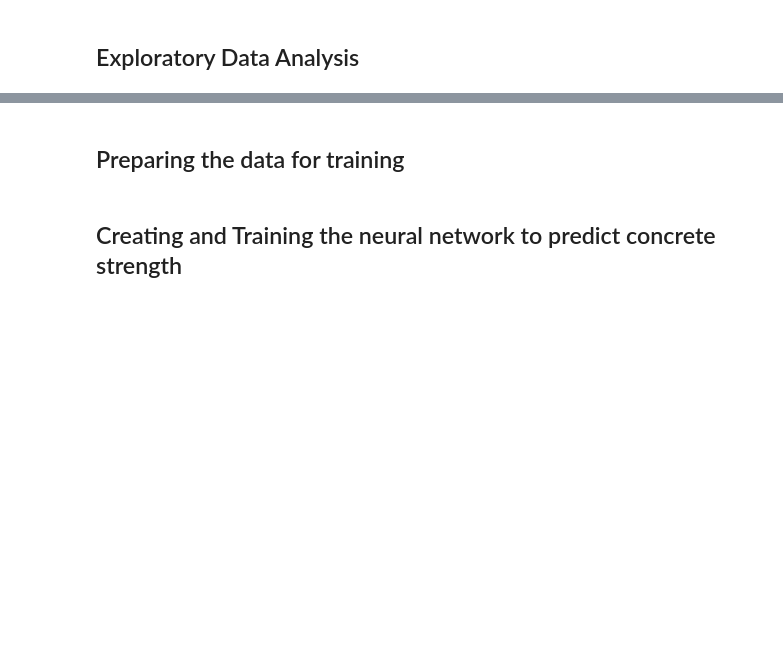
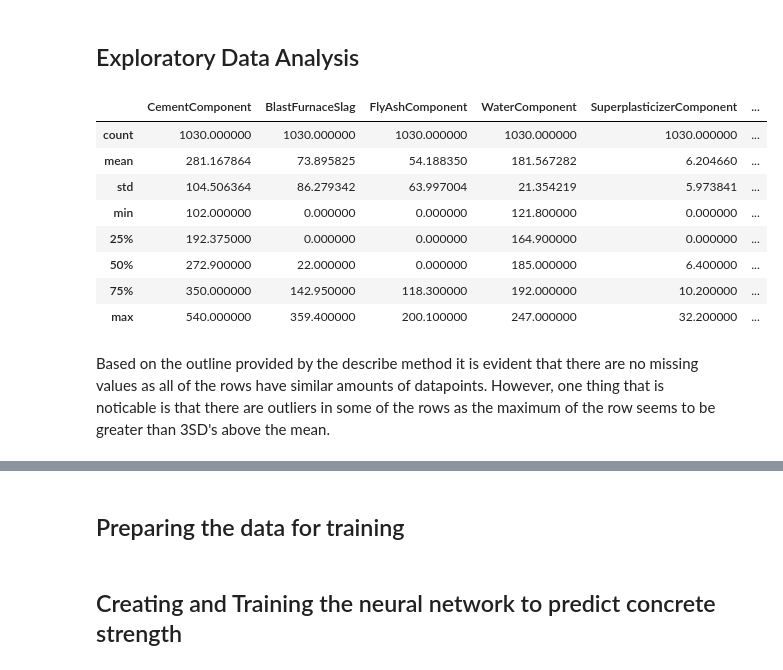
Before and after one commit to AndriyBabiy/goit_deep-learning, a Jupyter notebook: 01_PyTorch_Fundamentals/01_PyTorch_Fundementals.ipynb, the cells around one changed output, grey strips where cells are left out. Saved outputs shown, nothing was run; the diff lists cells and outputs as text; code cells hidden in the pictures; blank space fills up the shorter version.

```diff
--- a/01_PyTorch_Fundamentals/01_PyTorch_Fundementals.ipynb
+++ b/01_PyTorch_Fundamentals/01_PyTorch_Fundementals.ipynb
@@ -29,2 +23,16 @@ data
 # %% [markdown]
 ## Exploratory Data Analysis
+# %%
+df.describe()
+# %% [output]
+|  | CementComponent | BlastFurnaceSlag | FlyAshComponent | WaterComponent | SuperplasticizerComponent | ... |
+| count | 1030.000000 | 1030.000000 | 1030.000000 | 1030.000000 | 1030.000000 | ... |
+| mean | 281.167864 | 73.895825 | 54.188350 | 181.567282 | 6.204660 | ... |
+| std | 104.506364 | 86.279342 | 63.997004 | 21.354219 | 5.973841 | ... |
+| min | 102.000000 | 0.000000 | 0.000000 | 121.800000 | 0.000000 | ... |
+| 25% | 192.375000 | 0.000000 | 0.000000 | 164.900000 | 0.000000 | ... |
+| 50% | 272.900000 | 22.000000 | 0.000000 | 185.000000 | 6.400000 | ... |
+| 75% | 350.000000 | 142.950000 | 118.300000 | 192.000000 | 10.200000 | ... |
+| max | 540.000000 | 359.400000 | 200.100000 | 247.000000 | 32.200000 | ... |
+# %% [markdown]
+Based on the outline provided by the describe method it is evident that there are no missing values as all of the rows have similar amounts of datapoints. However, one thing that is noticable is that there are outliers in some of the rows as the maximum of the row seems to be greater than 3SD's above the mean.
```
Also changed, not shown: parts of 10 cells of this notebook.
